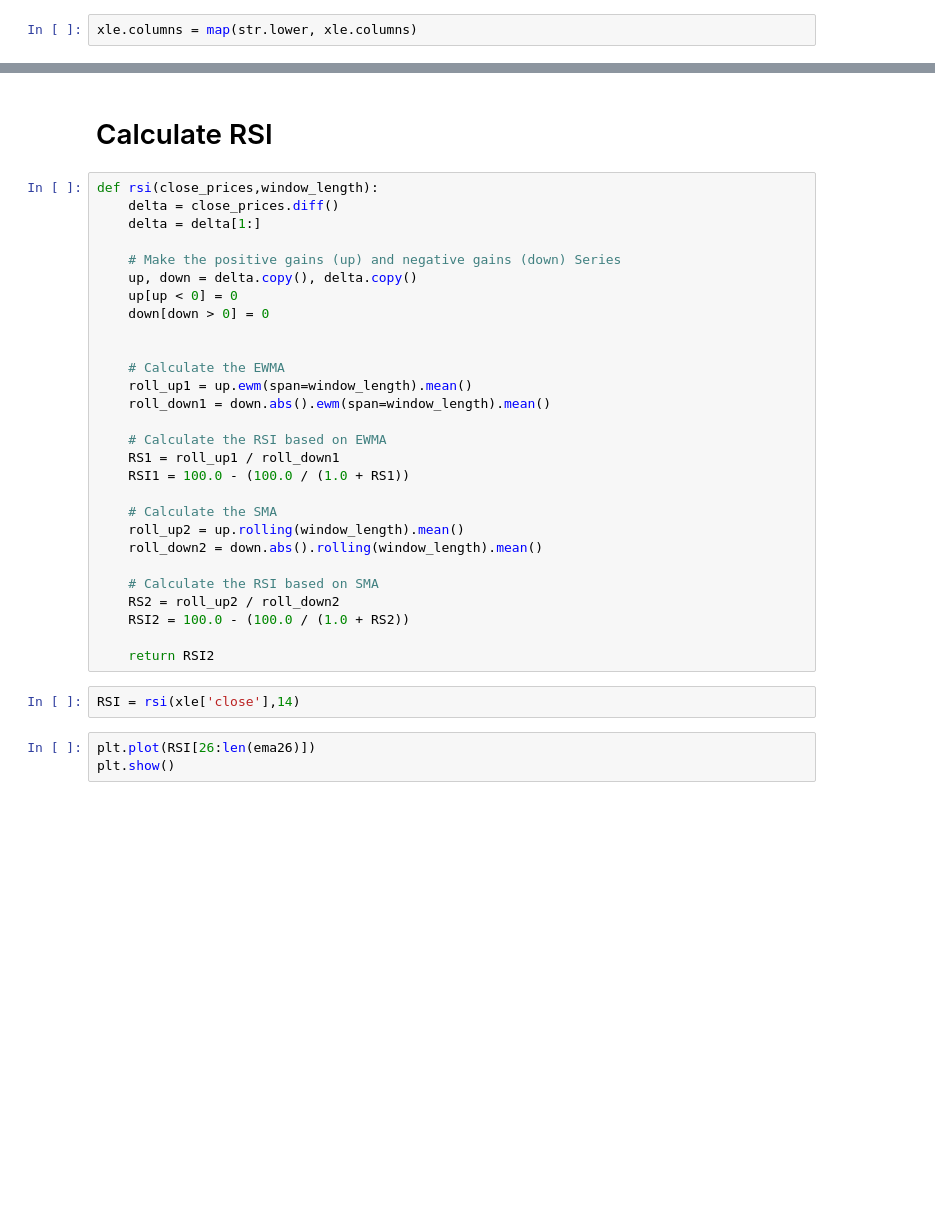
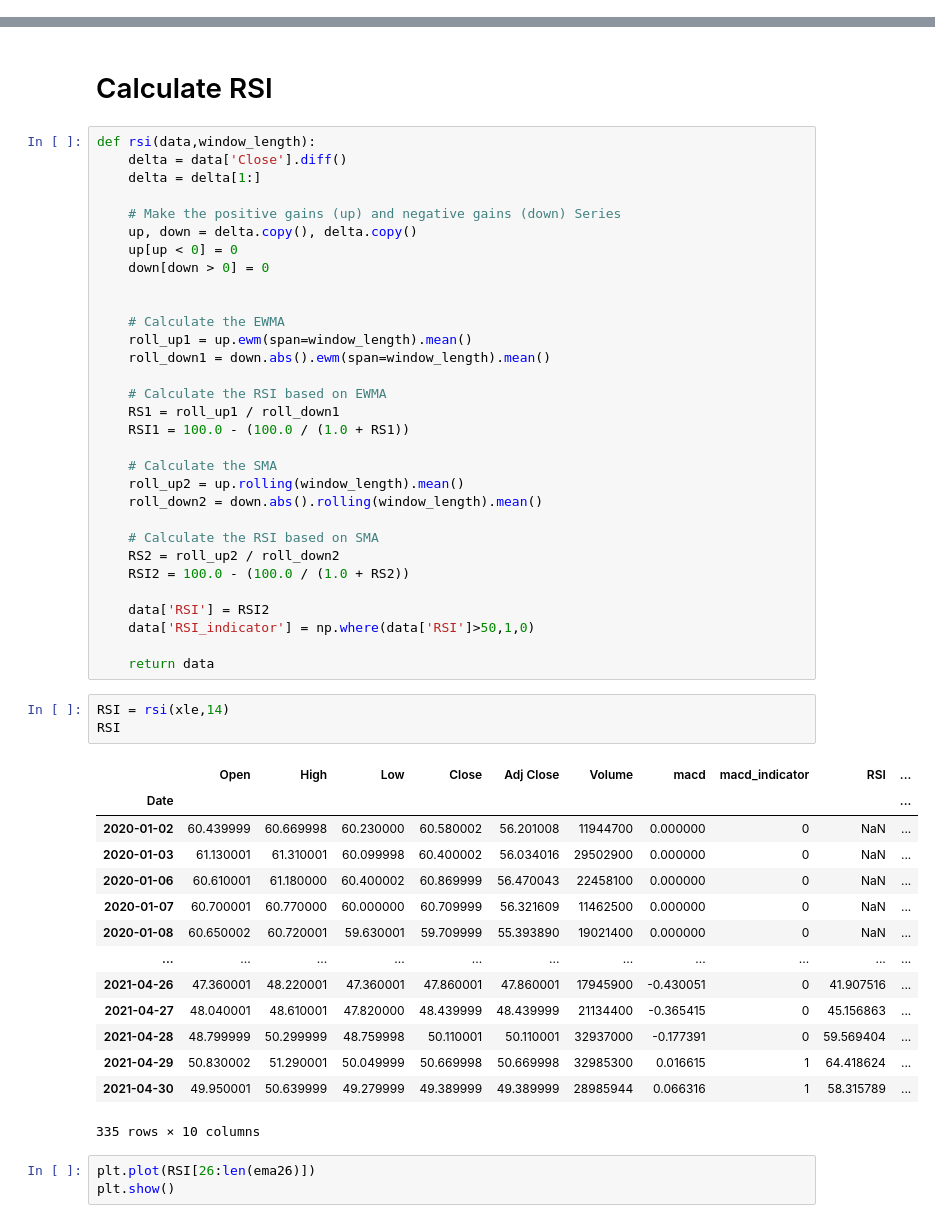
Before and after one commit to cmartgithub/capstone-2021, a Jupyter notebook: indicator_calculations.ipynb, the cells around one changed output, grey strips where cells are left out. Saved outputs shown, nothing was run; the diff lists cells and outputs as text; blank space fills up the shorter version.

Commit message:
added indicators

```diff
--- a/indicator_calculations.ipynb
+++ b/indicator_calculations.ipynb
@@ -49,4 +30,2 @@ mf.plot(xle,
-# %%
-xle.columns = map(str.lower, xle.columns)
 # %%
 print(xle)
@@ -147,8 +114,8 @@ plt.show()
 # %% [markdown]
 # Calculate RSI
 # %%
-def rsi(close_prices,window_length):
-    delta = close_prices.diff()
+def rsi(data,window_length):
+    delta = data['Close'].diff()
     delta = delta[1:]
 
     # Make the positive gains (up) and negative gains (down) Series
@@ -173,9 +140,28 @@ def rsi(close_prices,window_length):
     RS2 = roll_up2 / roll_down2
     RSI2 = 100.0 - (100.0 / (1.0 + RS2))
 
-    return RSI2
+    data['RSI'] = RSI2
+    data['RSI_indicator'] = np.where(data['RSI']>50,1,0)
+
+    return data
 # %%
-RSI = rsi(xle['close'],14)
+RSI = rsi(xle,14)
+RSI
+# %% [output]
+|  | Open | High | Low | Close | Adj Close | Volume | macd | macd_indicator | RSI | ... |
+| Date |  |  |  |  |  |  |  |  |  | ... |
+| 2020-01-02 | 60.439999 | 60.669998 | 60.230000 | 60.580002 | 56.201008 | 11944700 | 0.000000 | 0 | NaN | ... |
+| 2020-01-03 | 61.130001 | 61.310001 | 60.099998 | 60.400002 | 56.034016 | 29502900 | 0.000000 | 0 | NaN | ... |
+| 2020-01-06 | 60.610001 | 61.180000 | 60.400002 | 60.869999 | 56.470043 | 22458100 | 0.000000 | 0 | NaN | ... |
+| 2020-01-07 | 60.700001 | 60.770000 | 60.000000 | 60.709999 | 56.321609 | 11462500 | 0.000000 | 0 | NaN | ... |
+| 2020-01-08 | 60.650002 | 60.720001 | 59.630001 | 59.709999 | 55.393890 | 19021400 | 0.000000 | 0 | NaN | ... |
+| ... | ... | ... | ... | ... | ... | ... | ... | ... | ... | ... |
+| 2021-04-26 | 47.360001 | 48.220001 | 47.360001 | 47.860001 | 47.860001 | 17945900 | -0.430051 | 0 | 41.907516 | ... |
+| 2021-04-27 | 48.040001 | 48.610001 | 47.820000 | 48.439999 | 48.439999 | 21134400 | -0.365415 | 0 | 45.156863 | ... |
+| 2021-04-28 | 48.799999 | 50.299999 | 48.759998 | 50.110001 | 50.110001 | 32937000 | -0.177391 | 0 | 59.569404 | ... |
+| 2021-04-29 | 50.830002 | 51.290001 | 50.049999 | 50.669998 | 50.669998 | 32985300 | 0.016615 | 1 | 64.418624 | ... |
+| 2021-04-30 | 49.950001 | 50.639999 | 49.279999 | 49.389999 | 49.389999 | 28985944 | 0.066316 | 1 | 58.315789 | ... |
+335 rows × 10 columns
 # %%
 plt.plot(RSI[26:len(ema26)])
 plt.show()
```
Also changed, not shown: parts of 28 cells of this notebook, 2 other files.
